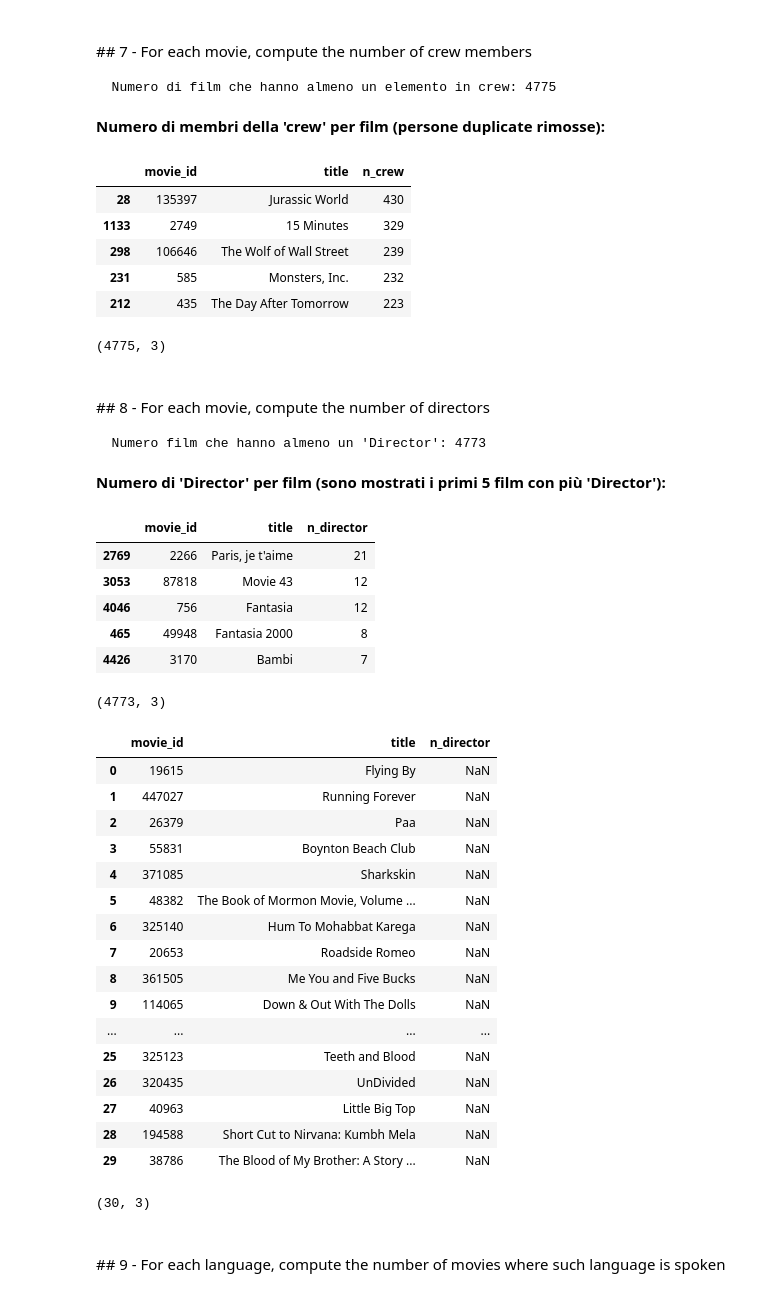
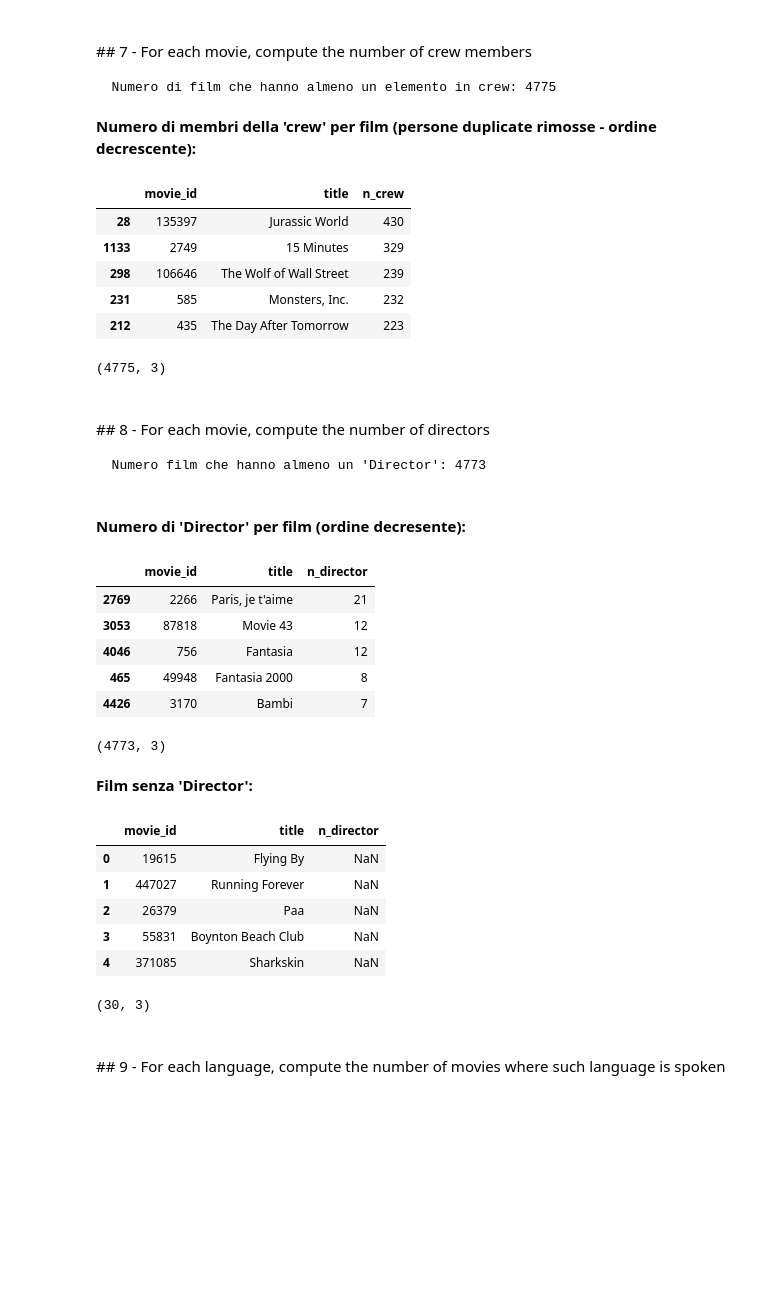
Before and after one commit to mat0692/FCS, a Jupyter notebook: Project FCS.ipynb, the cells around one changed output. Cells and saved outputs as stored; diff of their text form; code cells hidden in the pictures; blank space fills up the shorter version.

```diff
--- a/Project FCS.ipynb
+++ b/Project FCS.ipynb
@@ -254,7 +277,6 @@ def norm(col, df_start, key): # funzione per normalizzare
 # %%
 ###### NORMALIZZAZIONE #######
 
-#credits['title'].equals(movies['title'])
 #credits2 = credits[['movie_id', 'cast_members']].copy() # copy() per evitare SettingWithCopyWarning
 movies2 = movies[['id', 'budget', 'homepage', 'domain', 'original_language', 'original_title',
                   'overview', 'popularity', 'release_date', 'year', 'revenue', 'runtime',
@@ -263,10 +285,7 @@ movies2 = movies[['id', 'budget', 'homepage', 'domain', 'original_language', 'or
 movies2 = movies2.rename(index = str, columns={'id':'movie_id'}) # rinomino attributo
 
 cast = norm("cast", credits, "movie_id")
-cast2 = cast[['credit_id', 'cast_id', 'id', 'movie_id', 'character', 'order']] # norm
 crew = norm("crew", credits, "movie_id")
-crew2 = crew[['credit_id', 'id', 'movie_id', 'department', 'job']] # norm
-
 
 #cast['name'][0]
 #for elem in cast['name']:
@@ -279,8 +298,9 @@ crew2 = crew[['credit_id', 'id', 'movie_id', 'department', 'job']] # norm
 #cast[cast['name']=="Stan Lee"]
 #crew[crew['name']=="Stan Lee"]
 
-
-actor = pd.concat([cast[['id', 'gender', 'name']], crew[['id', 'gender', 'name']]]).drop_duplicates().reset_index(drop=True) # eliminiamo persone duplicate
+actor = pd.concat([cast[['id', 'gender', 'name']], crew[['id', 'gender', 'name']]]).drop_duplicates().reset_index(drop=True) # concateniamo ed eliminiamo persone duplicate
+cast = cast[['credit_id', 'cast_id', 'id', 'movie_id', 'character', 'order']] # norm
+crew = crew[['credit_id', 'id', 'movie_id', 'department', 'job']] # norm
 
 genres_id = norm("genres", movies, "id")
 genres = genres_id[['id', 'name']].drop_duplicates().reset_index(drop=True)
@@ -376,17 +400,22 @@ display(Markdown("<br>**Gross margin per film**"),
 bold = "\033[1m"
 reset = "\033[0;0m"
 
-n_crew = crew2[['id', 'movie_id']].drop_duplicates() # rimuoviamo persone duplicate all'interno dello stesso film (che svolgono ruoli diversi)
+n_crew = crew[['id', 'movie_id']].drop_duplicates() # rimuoviamo persone duplicate all'interno dello stesso film (che svolgono ruoli diversi)
+
 print("\n", bold, "Numero di film che hanno almeno un elemento in crew:",
       len(n_crew['movie_id'].unique()), reset) # solo 4775 film hanno elementi in crew
+
 n_crew = pd.DataFrame(n_crew.groupby('movie_id').size().reset_index().rename(columns = {0:'n_crew'}))
-n_crew = pd.merge(movies2[['title', 'movie_id']], n_crew, on = 'movie_id')#.drop('id', axis=1) # mergiamo solo con le colonne title e id. Left join perchè ci sono alcuni valori nulli
+n_crew = pd.merge(movies2[['title', 'movie_id']], n_crew, on = 'movie_id') # mergiamo solo con le colonne title e id. Left join perchè ci sono alcuni valori nulli
 n_crew = n_crew[['movie_id','title','n_crew']] # ordiniamo colonne
-display(Markdown("**Numero di membri della 'crew' per film (persone duplicate rimosse):**"),
-        n_crew.sort_values('n_crew', ascending = False).head(), n_crew.shape)
+
+# output
+display(Markdown("**Numero di membri della 'crew' per film (persone duplicate rimosse - ordine decrescente):**"),
+        n_crew.sort_values('n_crew', ascending = False).head(),
+        n_crew.shape)
 # %% [output]
   Numero di film che hanno almeno un elemento in crew: 4775
-**Numero di membri della 'crew' per film (persone duplicate rimosse):**
+**Numero di membri della 'crew' per film (persone duplicate rimosse - ordine decrescente):**
 |  | movie_id | title | n_crew |
 | 28 | 135397 | Jurassic World | 430 |
 | 1133 | 2749 | 15 Minutes | 329 |
@@ -400,50 +429,45 @@ display(Markdown("**Numero di membri della 'crew' per film (persone duplicate ri
 # %%
 bold = "\033[1m"
 reset = "\033[0;0m"
 
-n_director = crew2[['id', 'movie_id','job']].drop_duplicates() # notiamo che non ci sono duplicati di persone con manzioni diverse, quindi i direttori non sono duplicati per lo stesso film
+n_director = crew[['id', 'movie_id','job']].drop_duplicates() # notiamo che non ci sono duplicati di persone con mansioni diverse, quindi i direttori non sono duplicati per lo stesso film
 n_director = n_director[n_director.job == "Director"] # vediamo se è un Director
+
 print("\n", bold, "Numero film che hanno almeno un 'Director':",
       len(n_director['movie_id'].unique()), reset) # solo 4773 film hanno Director
+
 n_director = n_director.groupby('movie_id').size().reset_index().rename(columns = {0:'n_director'})
 n_director = pd.merge(movies2[['title', 'movie_id']], n_director, how = 'left')#.drop('movie_id', axis=1) # mergiamo solo con le colonne title e id
 n_director = n_director[['movie_id','title','n_director']]
 
-n_director_null = n_director[n_director['n_director'].isnull()].reset_index(drop = True)
+n_director_null = n_director[n_director['n_director'].isnull()].reset_index(drop = True) # prendiamo chi non ha presente 'Director'
 
 n_director = n_director[n_director['n_director'].isnull() == False].reset_index(drop = True)
 n_director['n_director'] = n_director.n_director.astype(int)
 
-display(Markdown("**Numero di 'Director' per film (sono mostrati i primi 5 film con più 'Director'):**"),
-        n_director.sort_values('n_director', ascending = False).head(), n_director.shape,
-        n_director_null, n_director_null.shape)
+display(Markdown("<br>**Numero di 'Director' per film (ordine decresente):**"),
+        n_director.sort_values('n_director', ascending = False).head(),
+        n_director.shape,
+        Markdown("**Film senza 'Director':**"),
+        n_director_null.head(),
+        n_director_null.shape)
 # %% [output]
   Numero film che hanno almeno un 'Director': 4773
-**Numero di 'Director' per film (sono mostrati i primi 5 film con più 'Director'):**
+<br>**Numero di 'Director' per film (ordine decresente):**
 |  | movie_id | title | n_director |
 | 2769 | 2266 | Paris, je t'aime | 21 |
 | 3053 | 87818 | Movie 43 | 12 |
 | 4046 | 756 | Fantasia | 12 |
 | 465 | 49948 | Fantasia 2000 | 8 |
 | 4426 | 3170 | Bambi | 7 |
 (4773, 3)
+**Film senza 'Director':**
 |  | movie_id | title | n_director |
 | 0 | 19615 | Flying By | NaN |
 | 1 | 447027 | Running Forever | NaN |
 | 2 | 26379 | Paa | NaN |
 | 3 | 55831 | Boynton Beach Club | NaN |
 | 4 | 371085 | Sharkskin | NaN |
-| 5 | 48382 | The Book of Mormon Movie, Volume ... | NaN |
-| 6 | 325140 | Hum To Mohabbat Karega | NaN |
-| 7 | 20653 | Roadside Romeo | NaN |
-| 8 | 361505 | Me You and Five Bucks | NaN |
-| 9 | 114065 | Down & Out With The Dolls | NaN |
-| ... | ... | ... | ... |
-| 25 | 325123 | Teeth and Blood | NaN |
-| 26 | 320435 | UnDivided | NaN |
-| 27 | 40963 | Little Big Top | NaN |
-| 28 | 194588 | Short Cut to Nirvana: Kumbh Mela | NaN |
-| 29 | 38786 | The Blood of My Brother: A Story ... | NaN |
 (30, 3)
 # %% [markdown]
 <br>
```
Also changed, not shown: parts of 23 cells of this notebook.
